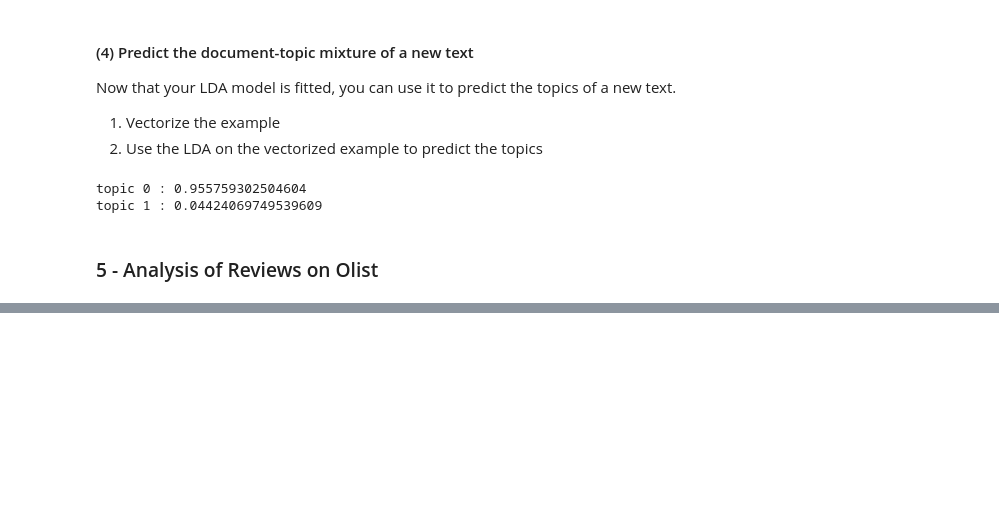
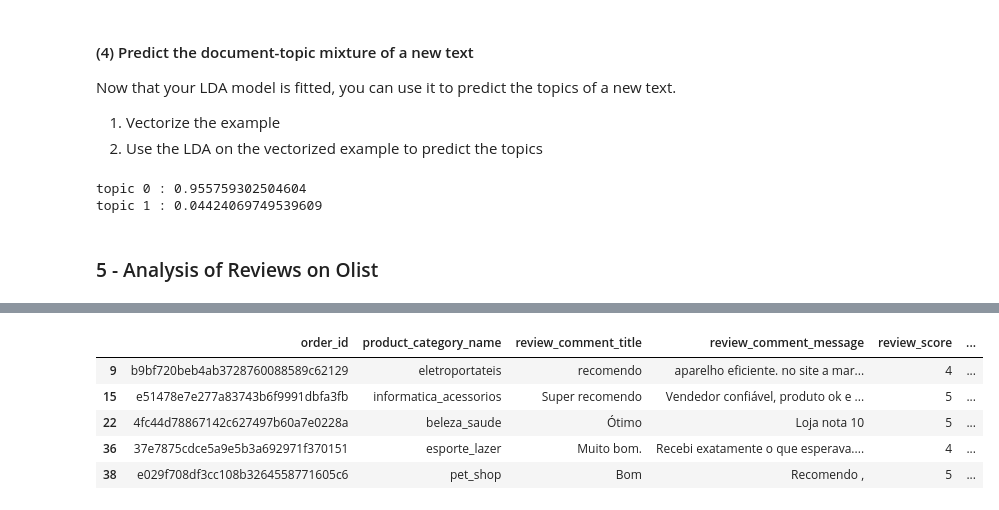
Before and after one commit to jalwalb2765/python_resources, a Jupyter notebook: 10_nlp.ipynb, the cells around one changed output, grey strips where cells are left out. Drawn from its saved outputs; the diff is of its cells as text; code cells hidden in the pictures; blank space fills up the shorter version.

```diff
--- a/10_nlp.ipynb
+++ b/10_nlp.ipynb
@@ -1793,0 +1817,9 @@ topic 1 : 0.04424069749539609
+# %%
+# Customers could review an order before receiving it...
+# We should consider reviews written only after receiving the order
+
+df = df[(df['review_creation_date'] >= df['order_delivered_customer_date'])]
+# %%
+# Keep only text columns and review score
+df = df[['order_id','product_category_name','review_comment_title','review_comment_message','review_score']]
+df.head()
@@ -1793,0 +1833,13 @@ topic 1 : 0.04424069749539609
+# %%
+# combine review title and review message
+df = df.dropna(subset=['review_comment_title','review_comment_message'])
+df['title_comment'] = df["review_comment_title"].fillna('') + " " \
+            + df['review_comment_message'].fillna('')
+df.head()
+# %% [output]
+|  | order_id | product_category_name | review_comment_title | review_comment_message | review_score | ... |
+| 9 | b9bf720beb4ab3728760088589c62129 | eletroportateis | recomendo | aparelho eficiente. no site a mar... | 4 | ... |
+| 15 | e51478e7e277a83743b6f9991dbfa3fb | informatica_acessorios | Super recomendo | Vendedor confiável, produto ok e ... | 5 | ... |
+| 22 | 4fc44d78867142c627497b60a7e0228a | beleza_saude | Ótimo | Loja nota 10 | 5 | ... |
+| 36 | 37e7875cdce5a9e5b3a692971f370151 | esporte_lazer | Muito bom. | Recebi exatamente o que esperava.... | 4 | ... |
+| 38 | e029f708df3cc108b3264558771605c6 | pet_shop | Bom | Recomendo , | 5 | ... |
```
Also changed, not shown: parts of 13 cells of this notebook.
